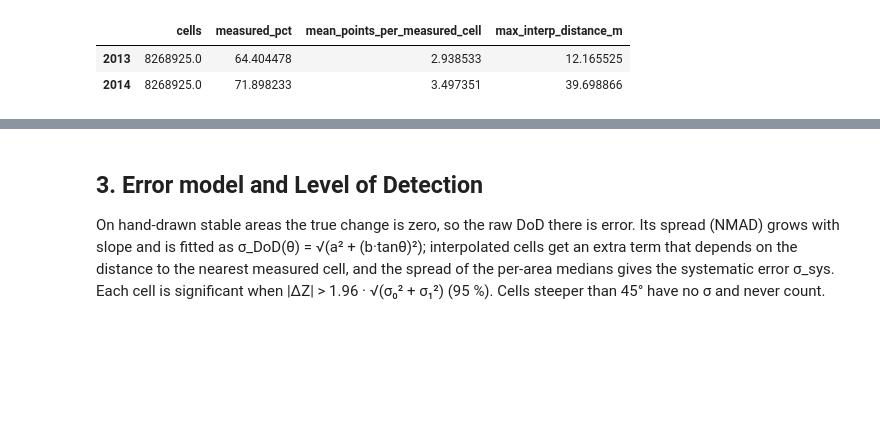
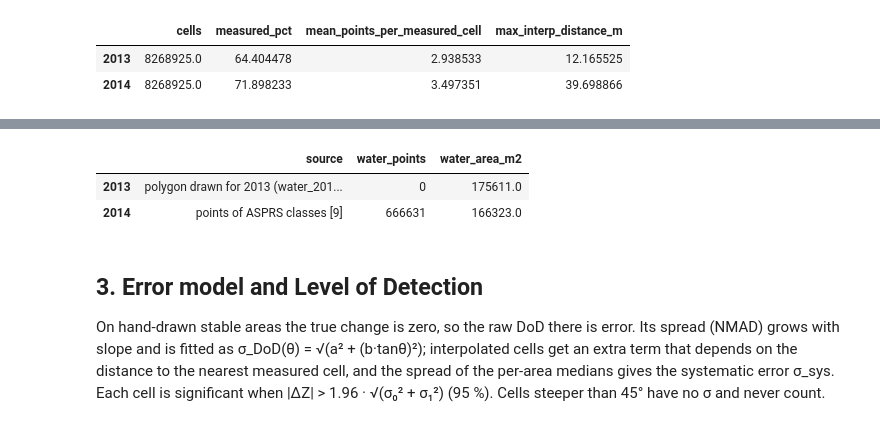
Before and after one commit to ThomasGBernard/oso-landslide-lidar-change, a Jupyter notebook: notebooks/oso_sediment_budget.ipynb, the cells around one changed output, grey strips where cells are left out. Saved outputs shown, nothing was run; the diff lists cells and outputs as text; code cells hidden in the pictures; blank space fills up the shorter version.

```diff
--- a/notebooks/oso_sediment_budget.ipynb
+++ b/notebooks/oso_sediment_budget.ipynb
@@ -67,3 +77,10 @@ pd.DataFrame(json.loads((cfg["paths"]["results"] / "dtm_summary.json").read_text
+# %%
+water_masks = pipeline.step_water(cfg, dtms)
+pd.DataFrame(water_masks["summary"]).T
+# %% [output]
+|  | source | water_points | water_area_m2 |
+| 2013 | polygon drawn for 2013 (water_201... | 0 | 175611.0 |
+| 2014 | points of ASPRS classes [9] | 666631 | 166323.0 |
 # %% [markdown]
 ## 3. Error model and Level of Detection
 
```
Also changed, not shown: parts of 6 cells of this notebook, 20 other files.
